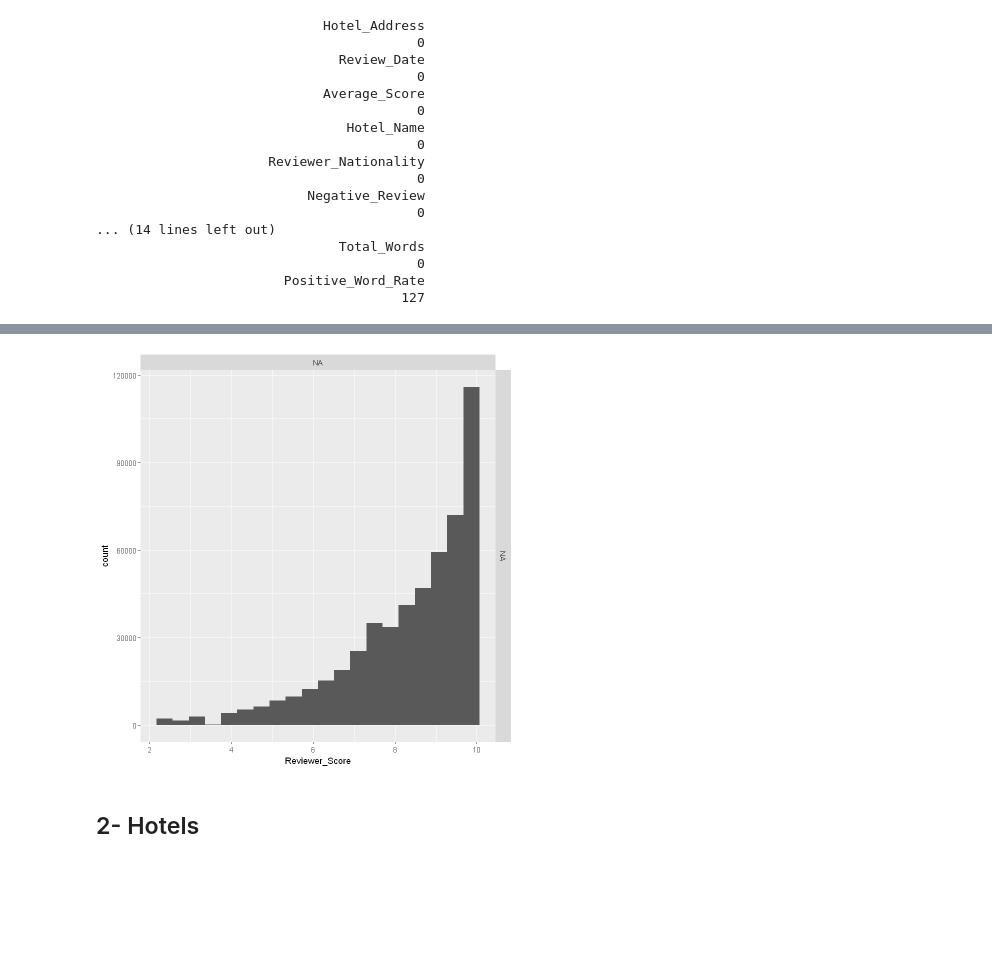
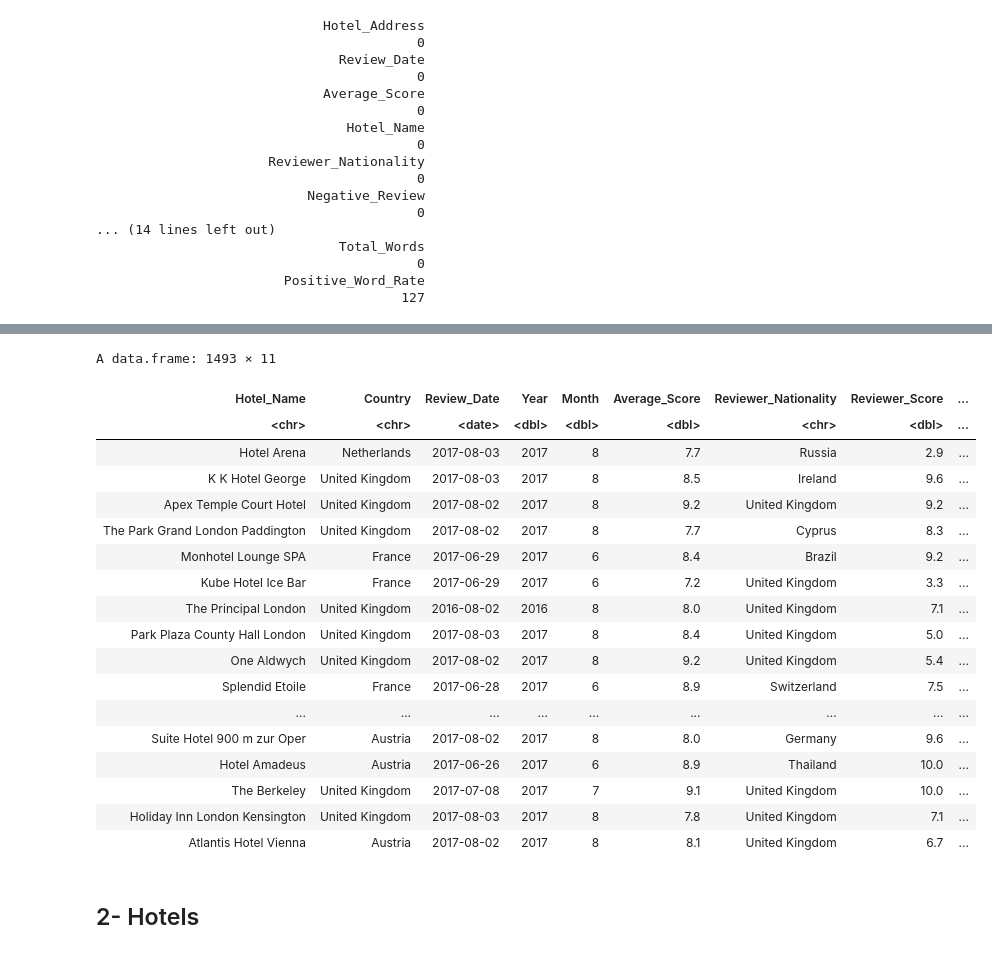
Before and after one commit to NadineAzebaze/Kaggle_project, a Jupyter notebook: projet.ipynb, the cells around one changed output, grey strips where cells are left out. Saved outputs shown, nothing was run; the diff lists cells and outputs as text; code cells hidden in the pictures; blank space fills up the shorter version.

```diff
--- a/projet.ipynb
+++ b/projet.ipynb
@@ -222,13 +279,27 @@ A data.frame: 1 × 11
-# %%
-#date non utile car par autant de données dans chaque année
-df_eda <- dataset_clean %>%
-    select(Hotel_Name, Country, Review_Date, Year, Month, Average_Score,
-    Reviewer_Nationality,Reviewer_Score,Total_Number_of_Reviews_Reviewer_Has_Given)
-
-ggplot(df_eda, aes(Reviewer_Score)) +
-  geom_histogram(bins = 20) +
-  facet_grid(Year~Month)
-# %% [output]
-[figure, removed]
+# %%
+dataset_clean <- dataset_clean %>%
+  mutate(Reviewer_Nationality = trimws(dataset_clean$Reviewer_Nationality, which = "both"))
+
+dataset_clean
+# %% [output]
+A data.frame: 1493 × 11
+| Hotel_Name | Country | Review_Date | Year | Month | Average_Score | Reviewer_Nationality | Reviewer_Score | ... |
+| <chr> | <chr> | <date> | <dbl> | <dbl> | <dbl> | <chr> | <dbl> | ... |
+| Hotel Arena | Netherlands | 2017-08-03 | 2017 | 8 | 7.7 | Russia | 2.9 | ... |
+| K K Hotel George | United Kingdom | 2017-08-03 | 2017 | 8 | 8.5 | Ireland | 9.6 | ... |
+| Apex Temple Court Hotel | United Kingdom | 2017-08-02 | 2017 | 8 | 9.2 | United Kingdom | 9.2 | ... |
+| The Park Grand London Paddington | United Kingdom | 2017-08-02 | 2017 | 8 | 7.7 | Cyprus | 8.3 | ... |
+| Monhotel Lounge SPA | France | 2017-06-29 | 2017 | 6 | 8.4 | Brazil | 9.2 | ... |
+| Kube Hotel Ice Bar | France | 2017-06-29 | 2017 | 6 | 7.2 | United Kingdom | 3.3 | ... |
+| The Principal London | United Kingdom | 2016-08-02 | 2016 | 8 | 8.0 | United Kingdom | 7.1 | ... |
+| Park Plaza County Hall London | United Kingdom | 2017-08-03 | 2017 | 8 | 8.4 | United Kingdom | 5.0 | ... |
+| One Aldwych | United Kingdom | 2017-08-02 | 2017 | 8 | 9.2 | United Kingdom | 5.4 | ... |
+| Splendid Etoile | France | 2017-06-28 | 2017 | 6 | 8.9 | Switzerland | 7.5 | ... |
+| ... | ... | ... | ... | ... | ... | ... | ... | ... |
+| Suite Hotel 900 m zur Oper | Austria | 2017-08-02 | 2017 | 8 | 8.0 | Germany | 9.6 | ... |
+| Hotel Amadeus | Austria | 2017-06-26 | 2017 | 6 | 8.9 | Thailand | 10.0 | ... |
+| The Berkeley | United Kingdom | 2017-07-08 | 2017 | 7 | 9.1 | United Kingdom | 10.0 | ... |
+| Holiday Inn London Kensington | United Kingdom | 2017-08-03 | 2017 | 8 | 7.8 | United Kingdom | 7.1 | ... |
+| Atlantis Hotel Vienna | Austria | 2017-08-02 | 2017 | 8 | 8.1 | United Kingdom | 6.7 | ... |
 # %% [markdown]
 ## 2- Hotels
```
Also changed, not shown: parts of 22 cells of this notebook, 1 other file.
